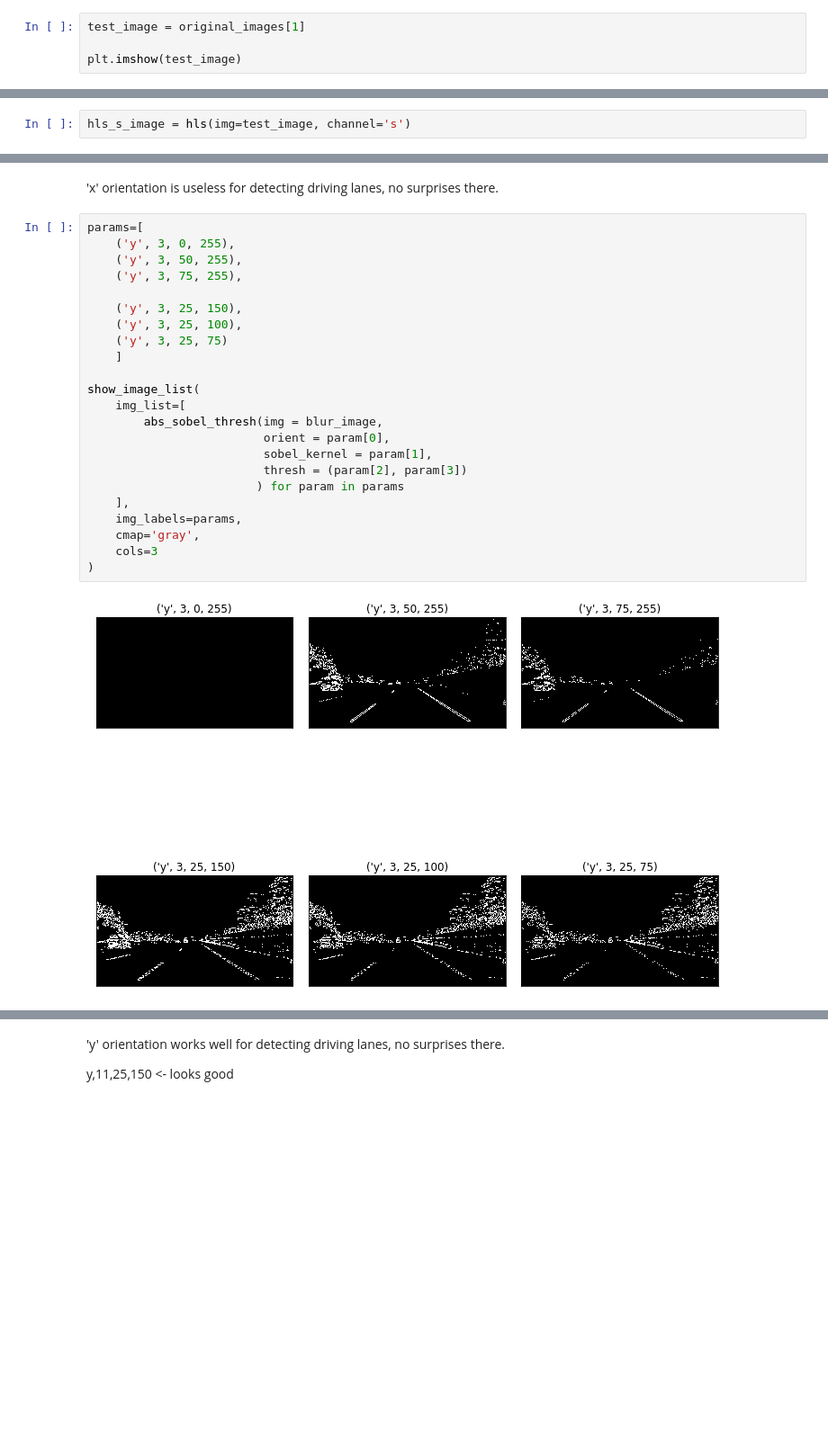
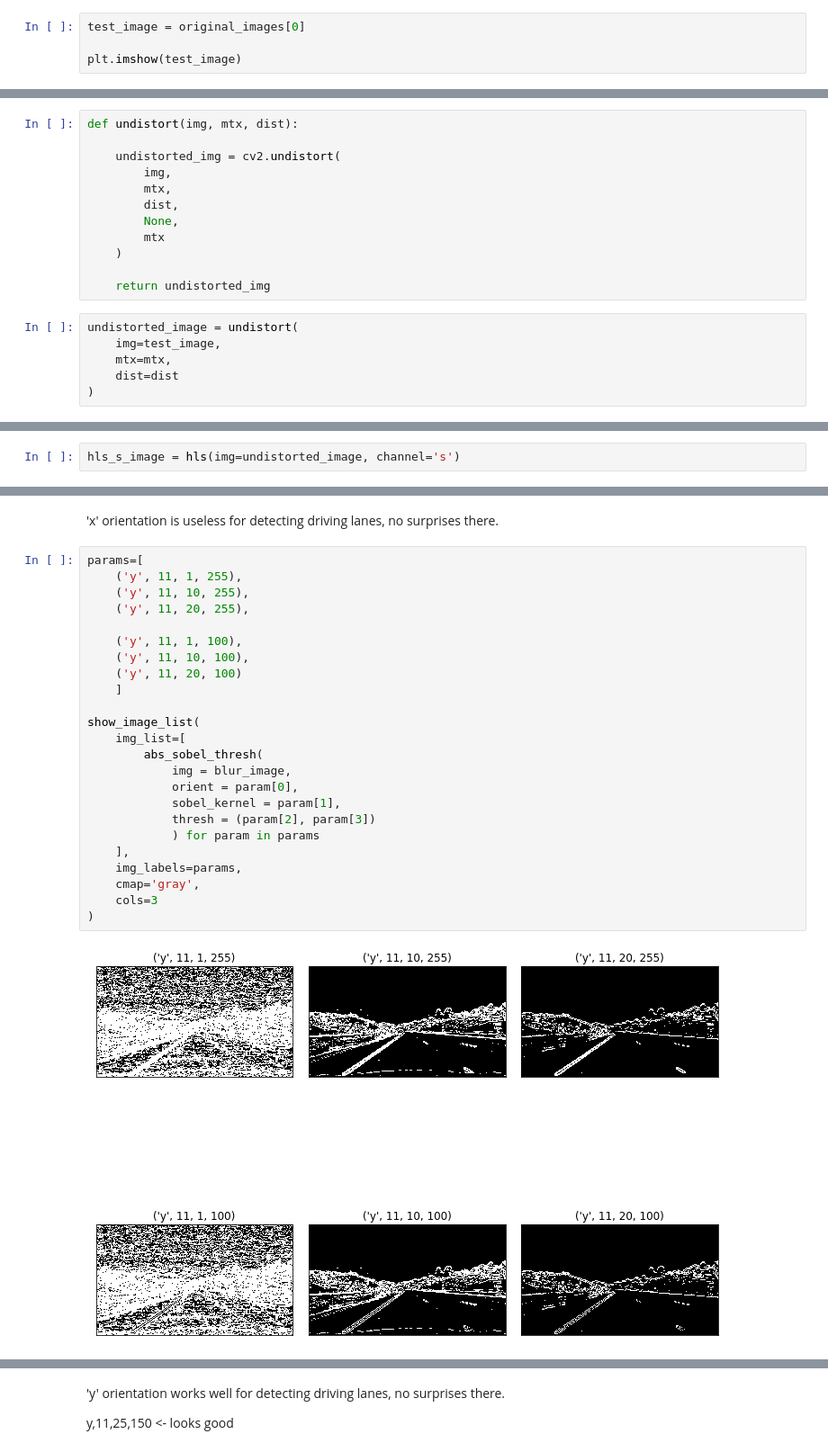
Before and after one commit to fqaiser94/CarND-Advanced-Lane-Lines, a Jupyter notebook: Lane_detection_piepeline.ipynb, the cells around one changed output, grey strips where cells are left out. Shown at 90% size. Drawn from its saved outputs; the diff is of its cells as text; blank space fills up the shorter version.

```diff
--- a/Lane_detection_piepeline.ipynb
+++ b/Lane_detection_piepeline.ipynb
@@ -121,7 +121,7 @@ There are few immediately obvious challenges we need to be mindful of while buil
 
 These are good things to know. Let's start building our pipeline. For testing our pipeline, we'll use just one image for now.
 # %%
-test_image = original_images[1]
+test_image = original_images[0]
 
 plt.imshow(test_image)
 # %% [output]
@@ -166,0 +282,18 @@ def compare_two_images(title_a=None,
+# %%
+def undistort(img, mtx, dist):
+
+    undistorted_img = cv2.undistort(
+        img,
+        mtx,
+        dist,
+        None,
+        mtx
+    )
+
+    return undistorted_img
+# %%
+undistorted_image = undistort(
+    img=test_image,
+    mtx=mtx,
+    dist=dist
+)
@@ -286,7 +432,7 @@ show_image_list(
 # %% [markdown]
 s from HLS looks best, we'll go with that.
 # %%
-hls_s_image = hls(img=test_image, channel='s')
+hls_s_image = hls(img=undistorted_image, channel='s')
 # %%
 show_image_list(
     img_list=[
@@ -414,26 +560,27 @@ show_image_list(
 'x' orientation is useless for detecting driving lanes, no surprises there.
 # %%
 params=[
-    ('y', 3, 0, 255),
-    ('y', 3, 50, 255),
-    ('y', 3, 75, 255),
+    ('y', 11, 1, 255),
+    ('y', 11, 10, 255),
+    ('y', 11, 20, 255),
 
-    ('y', 3, 25, 150),
-    ('y', 3, 25, 100),
-    ('y', 3, 25, 75)
+    ('y', 11, 1, 100),
+    ('y', 11, 10, 100),
+    ('y', 11, 20, 100)
     ]
 
 show_image_list(
     img_list=[
-        abs_sobel_thresh(img = blur_image,
-                         orient = param[0],
-                         sobel_kernel = param[1],
-                         thresh = (param[2], param[3])
-                        ) for param in params
+        abs_sobel_thresh(
+            img = blur_image,
+            orient = param[0],
+            sobel_kernel = param[1],
+            thresh = (param[2], param[3])
+            ) for param in params
     ],
     img_labels=params,
     cmap='gray',
     cols=3
 )
 # %% [output]
-[figure, old version]
+[figure, new version]
```
Also changed, not shown: parts of 79 cells of this notebook.
